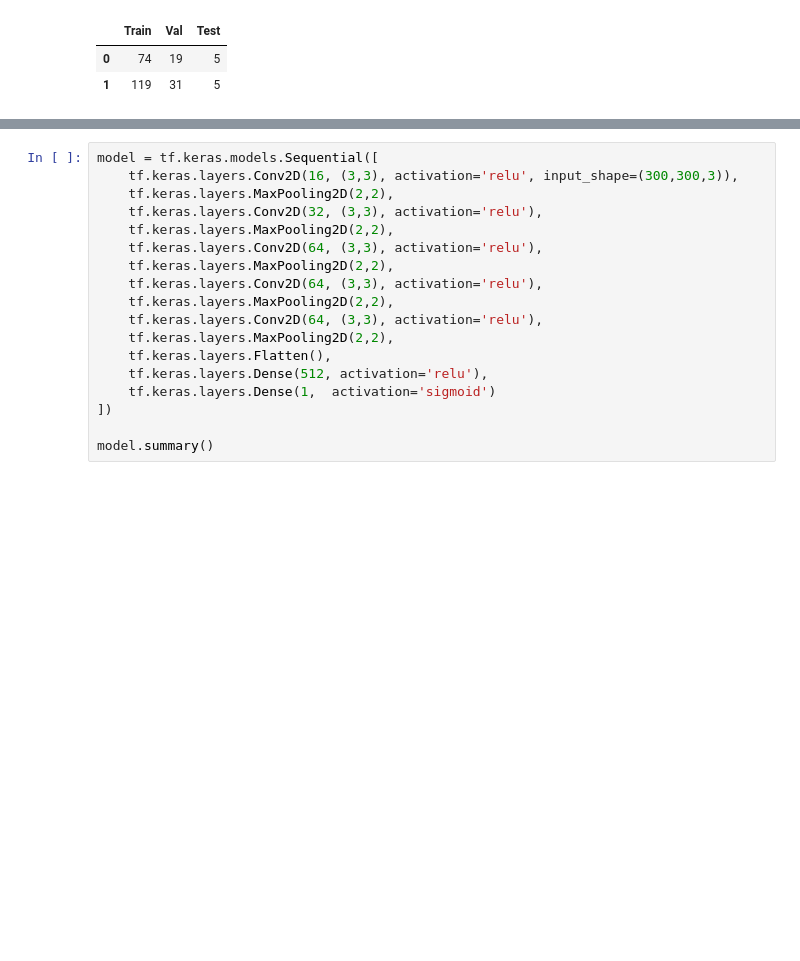
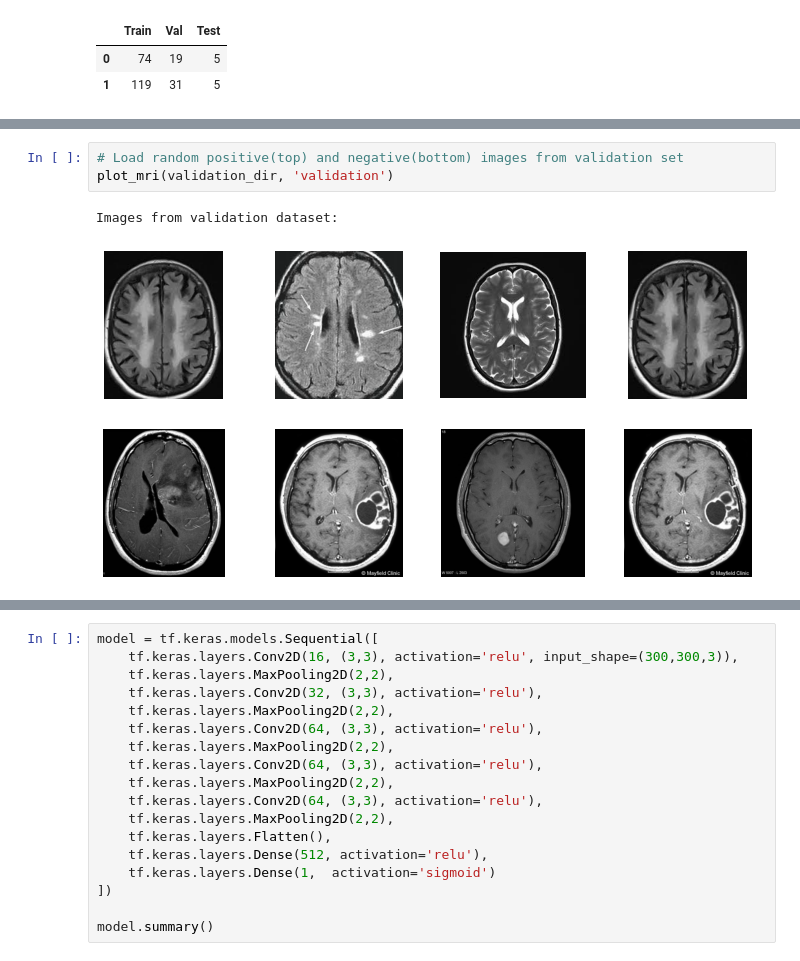
Before and after one commit to ievazzade/ML_Projects, a Jupyter notebook: Brain_Tumor_Detection/Brain_Tumor_Detection.ipynb, the cells around one changed output, grey strips where cells are left out. Drawn from its saved outputs; the diff is of its cells as text; blank space fills up the shorter version.

```diff
--- a/Brain_Tumor_Detection/Brain_Tumor_Detection.ipynb
+++ b/Brain_Tumor_Detection/Brain_Tumor_Detection.ipynb
@@ -120,0 +146,6 @@ for i, name in enumerate(random_negative+random_positive):
+# %%
+# Load random positive(top) and negative(bottom) images from validation set
+plot_mri(validation_dir, 'validation')
+# %% [output]
+Images from validation dataset:
+[figure, added]
```
Also changed, not shown: parts of 10 cells of this notebook.
